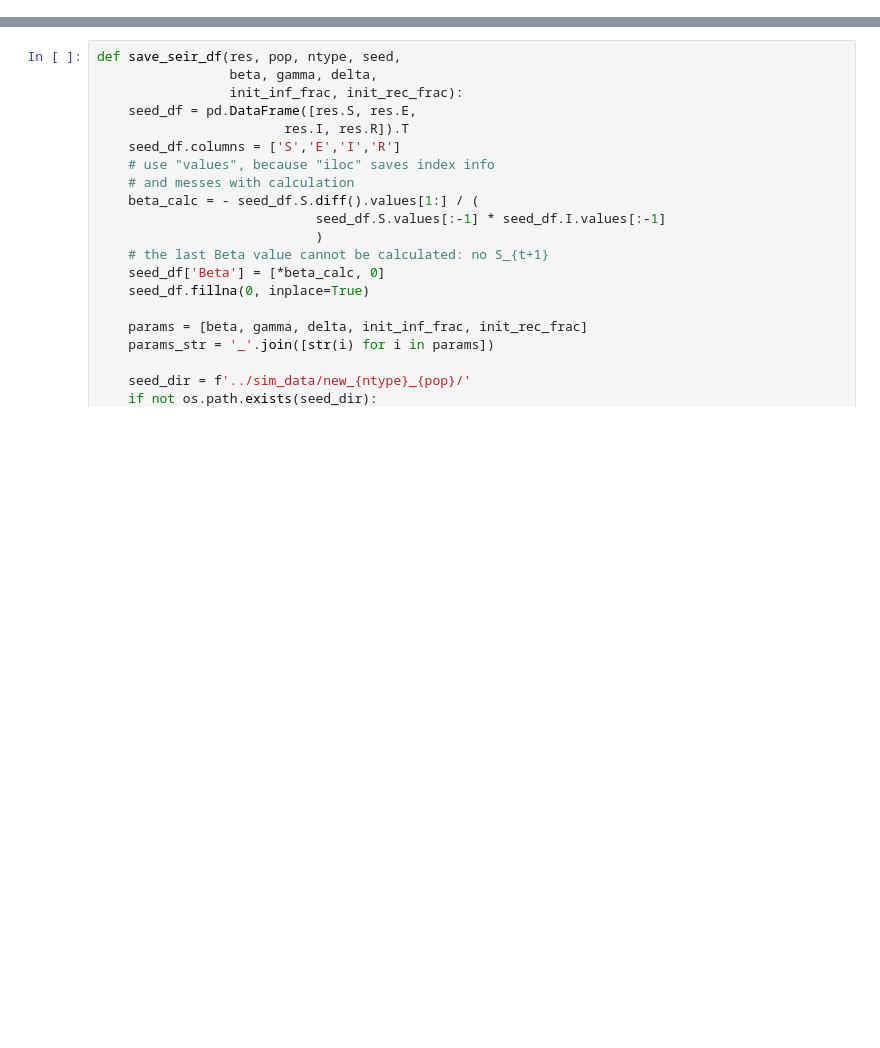
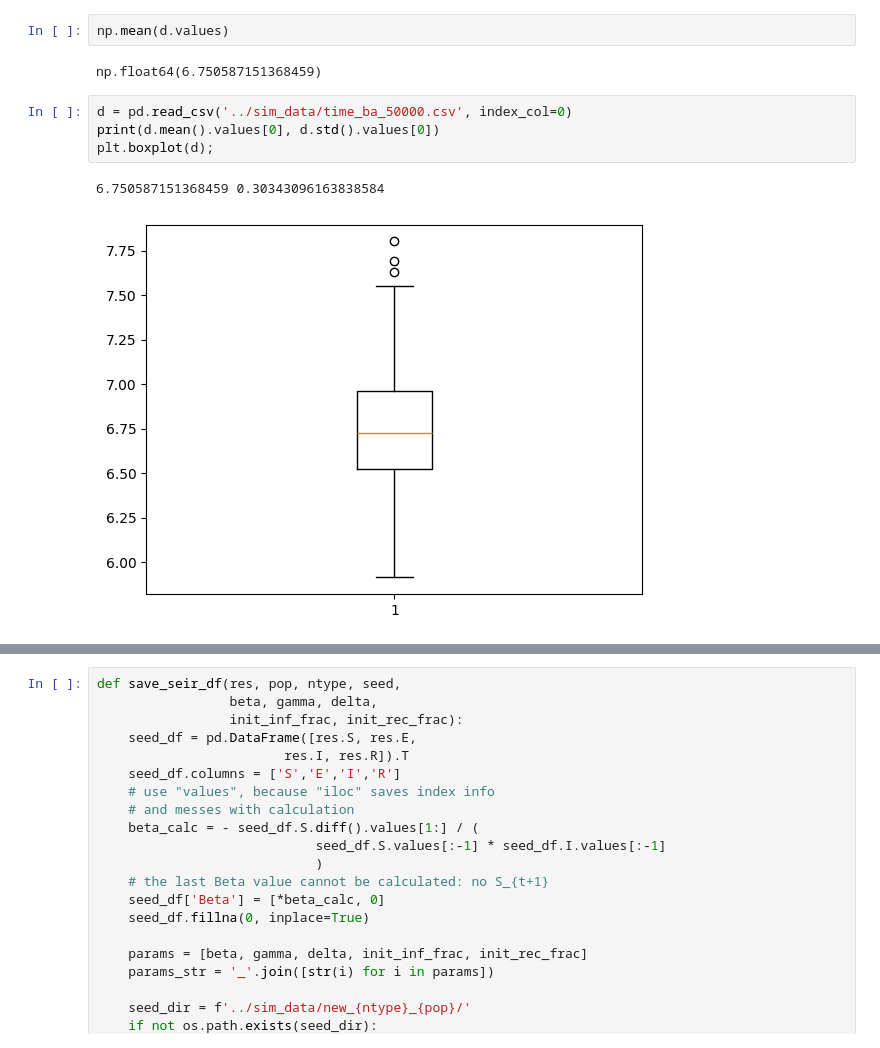
Before and after one commit to Mpkosh/hybrid_surrogate, a Jupyter notebook: notebooks/seir_network_dataset_generation.ipynb, the cells around one changed output, grey strips where cells are left out. Drawn from its saved outputs; the diff is of its cells as text; blank space fills up the shorter version.

```diff
--- a/notebooks/seir_network_dataset_generation.ipynb
+++ b/notebooks/seir_network_dataset_generation.ipynb
@@ -21,0 +25,11 @@ from source.SEIR_network import SEIRNetworkModel
+# %%
+np.mean(d.values)
+# %% [output]
+np.float64(6.750587151368459)
+# %%
+d = pd.read_csv('../sim_data/time_ba_50000.csv', index_col=0)
+print(d.mean().values[0], d.std().values[0])
+plt.boxplot(d);
+# %% [output]
+6.750587151368459 0.30343096163838584
+[figure, added]
```
Also changed, not shown: parts of 13 cells of this notebook.
